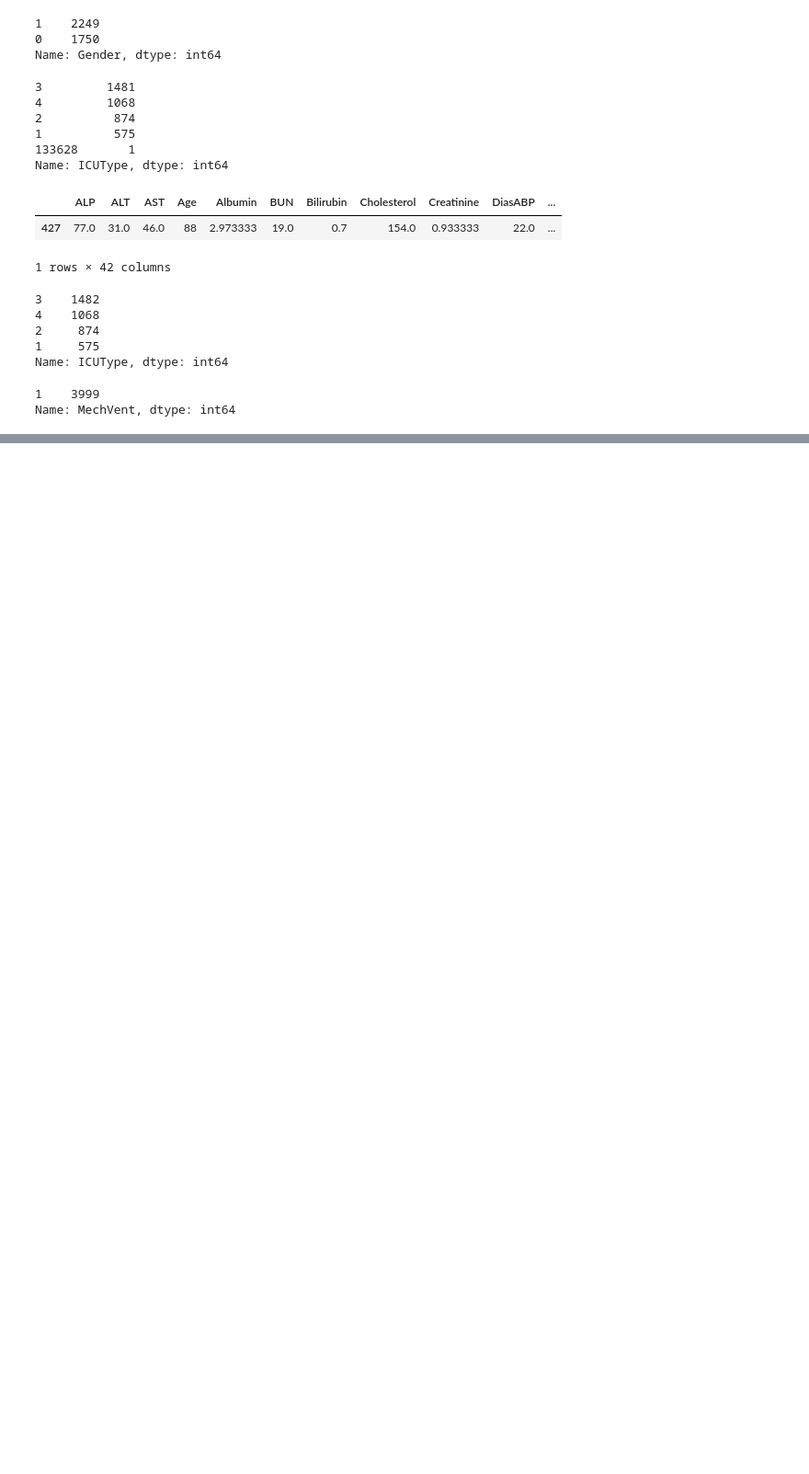
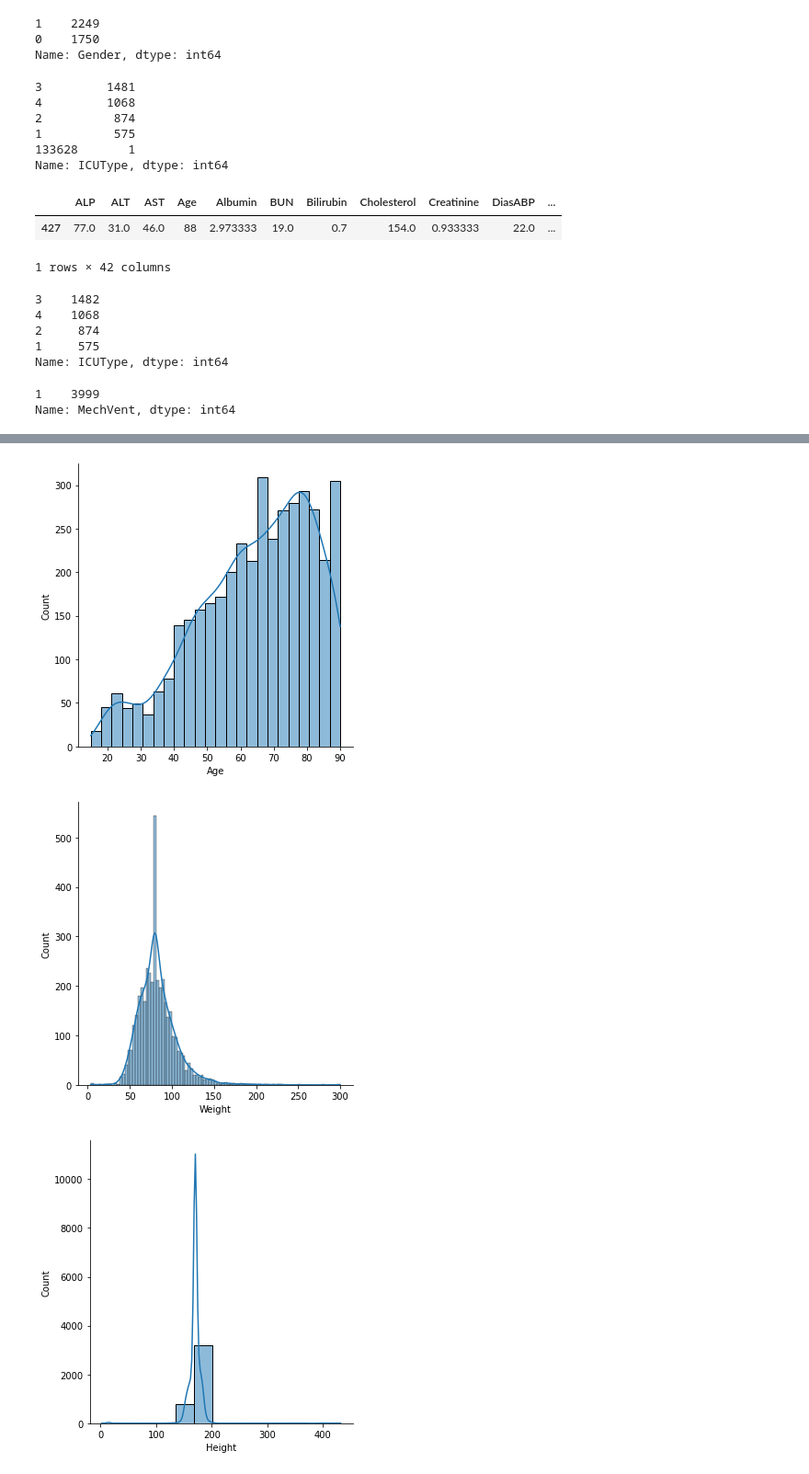
Before and after one commit to TaeMD/ML-projects, a Jupyter notebook: Mortality_Prediction_ICU.ipynb, the cells around one changed output, grey strips where cells are left out. Shown at 92% size. Cells and saved outputs as stored; diff of their text form; code cells hidden in the pictures; blank space fills up the shorter version.

```diff
--- a/Mortality_Prediction_ICU.ipynb
+++ b/Mortality_Prediction_ICU.ipynb
@@ -242,0 +318,8 @@ sns.heatmap(correlation_map, mask=obj, vmax = 0.7, square= True, annot= True)
+# %%
+for i in ['Age', 'Weight', 'Height']:
+  sns.displot(data=df[i], kde=True)
+  plt.show()
+# %% [output]
+[figure, added]
+[figure, added]
+[figure, added]
```
Also changed, not shown: parts of 25 cells of this notebook.
